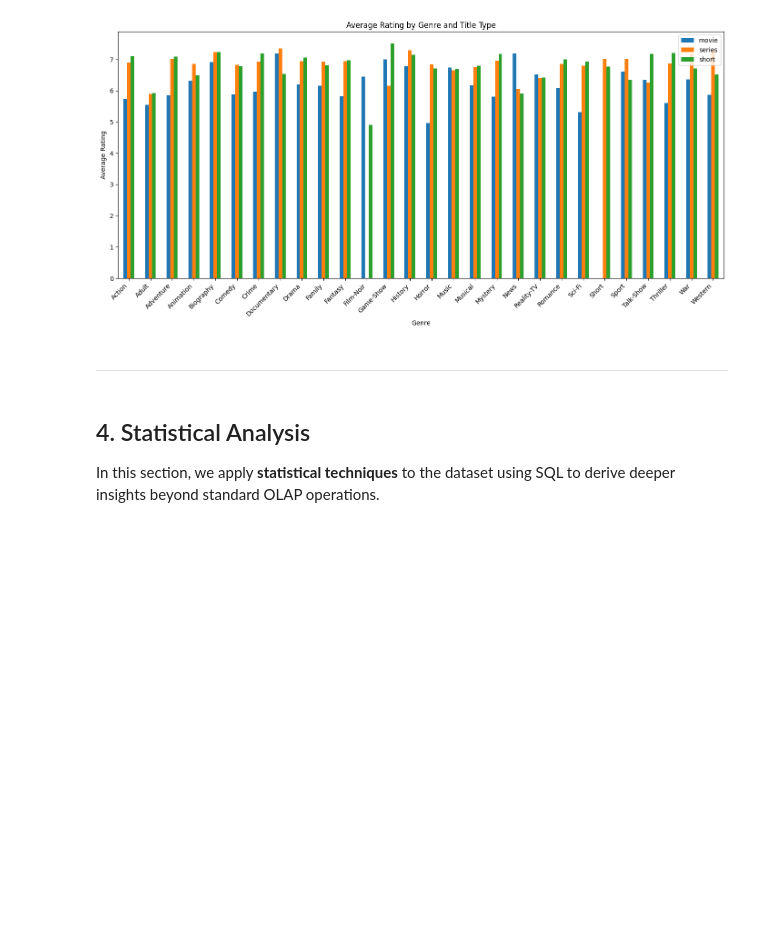
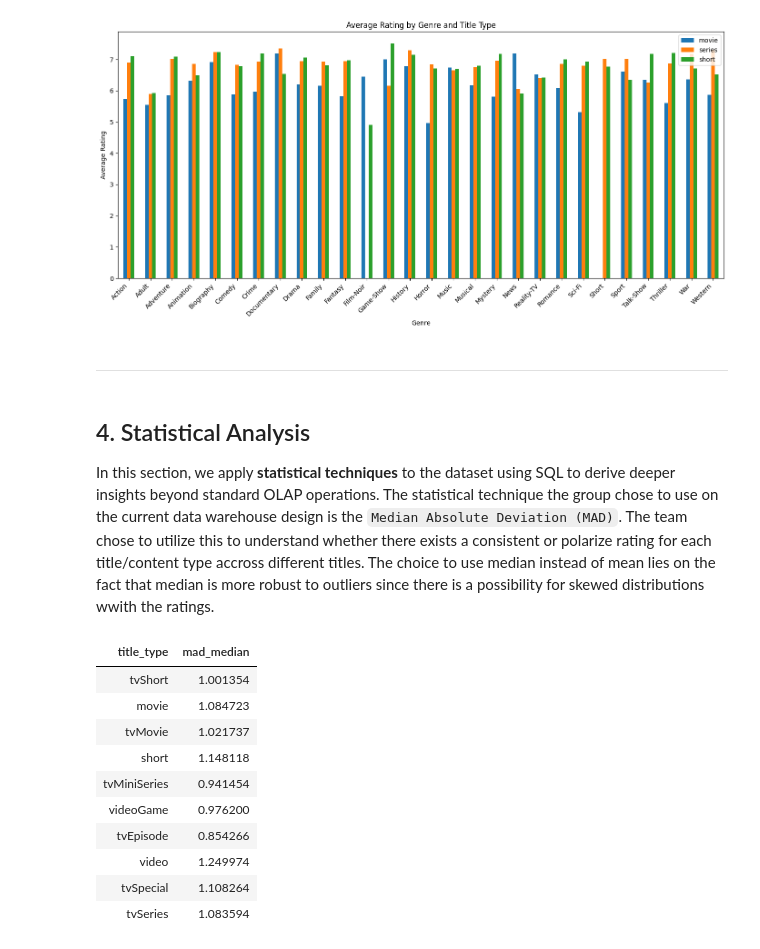
Before and after one commit to dredredre20/STADVDB-G12, a Jupyter notebook: mco_advdb.ipynb, the cells around one changed output. Saved outputs shown, nothing was run; the diff lists cells and outputs as text; code cells hidden in the pictures; blank space fills up the shorter version.

Commit message:
stat_technique added

```diff
--- a/mco_advdb.ipynb
+++ b/mco_advdb.ipynb
@@ -354,4 +354,42 @@ ___
 # %% [markdown]
 ## 4. Statistical Analysis
 
-In this section, we apply **statistical techniques** to the dataset using SQL to derive deeper insights beyond standard OLAP operations.
+In this section, we apply **statistical techniques** to the dataset using SQL to derive deeper insights beyond standard OLAP operations. The statistical technique the group chose to use on the current data warehouse design is the `Median Absolute Deviation (MAD)`. The team chose to utilize this to understand whether there exists a consistent or polarize rating for each title/content type accross different titles. The choice to use median instead of mean lies on the fact that median is more robust to outliers since there is a possibility for skewed distributions wwith the ratings.
+# %%
+query = """
+    with median as (
+	select
+		td.title_type,
+		PERCENTILE_CONT(0.5) within group (order by rf.average_rating) as median_rating
+	from rating_fact rf
+	join title_dim td on td.title_id = rf.title_id
+	where rf.average_rating is not null and td.title_type is not null
+	group by td.title_type
+)
+select
+	td.title_type,
+	AVG(ABS(rf.average_rating - m.median_rating)) as mad_median
+from rating_fact rf
+join title_dim td on td.title_id = rf.title_id
+join median m on m.title_type = td.title_type
+where rf.average_rating is not null and td.title_type is not null
+group by td.title_type;
+
+"""
+
+
+df_pivot = pd.read_sql_query(query, engine)
+
+display_results(df_pivot)
+# %% [output]
+| title_type | mad_median |
+| tvShort | 1.001354 |
+| movie | 1.084723 |
+| tvMovie | 1.021737 |
+| short | 1.148118 |
+| tvMiniSeries | 0.941454 |
+| videoGame | 0.976200 |
+| tvEpisode | 0.854266 |
+| video | 1.249974 |
+| tvSpecial | 1.108264 |
+| tvSeries | 1.083594 |
```
Also changed, not shown: parts of 3 cells of this notebook, 1 other file.
